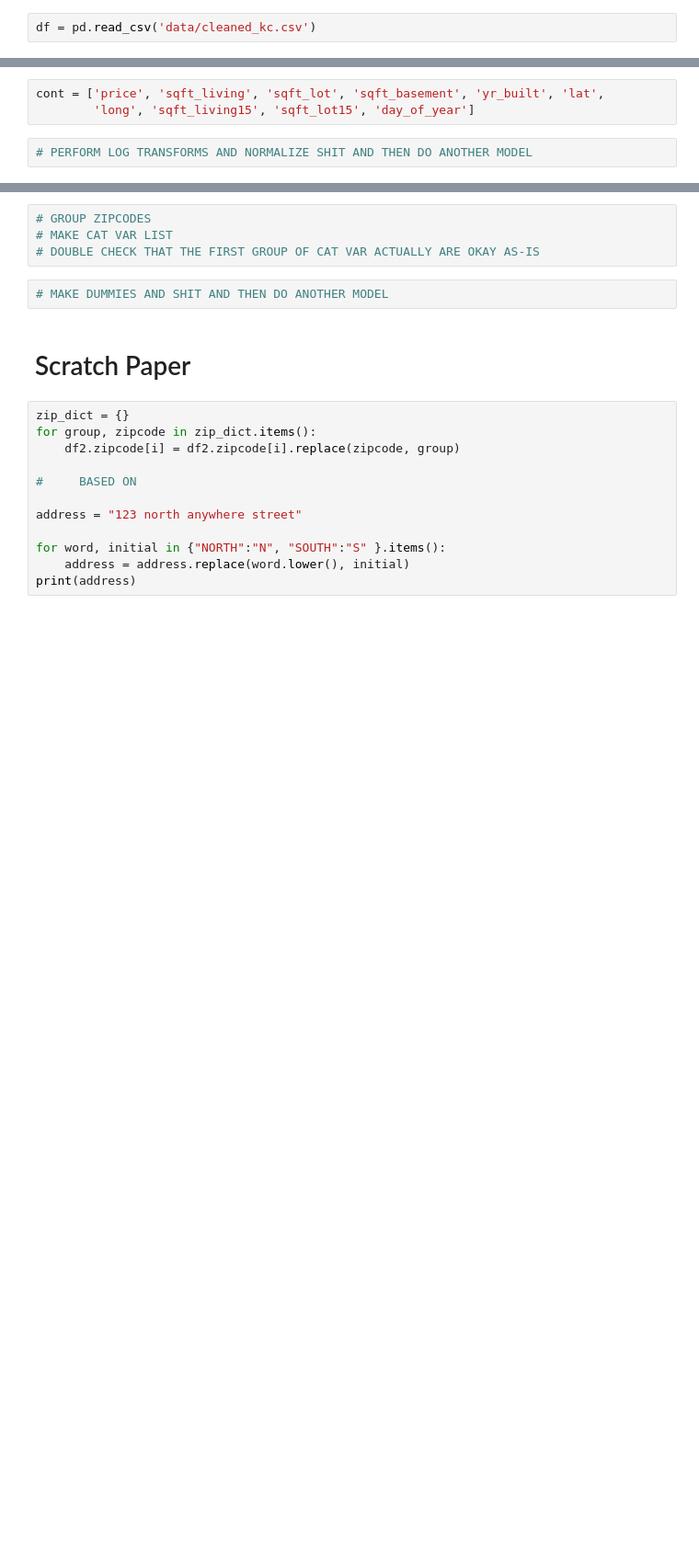
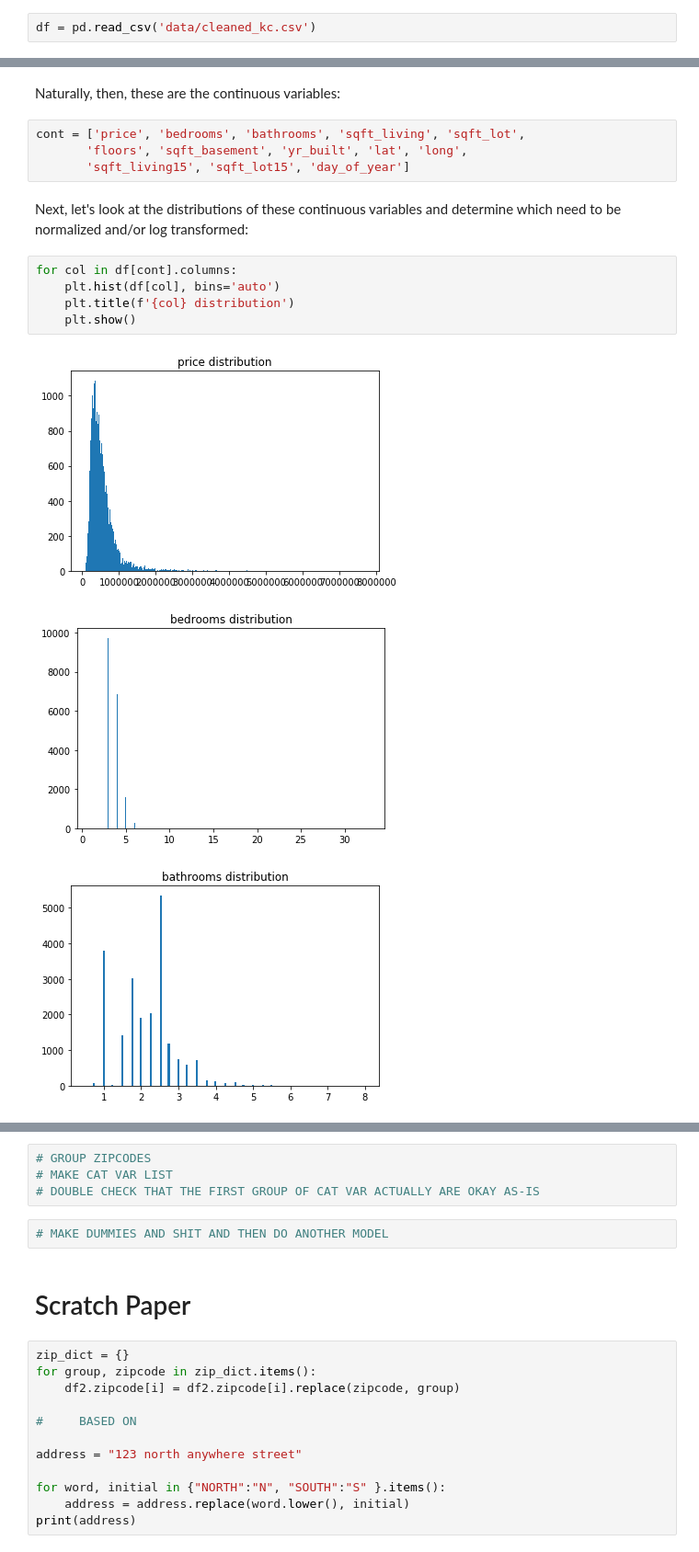
Before and after one commit to stevenzych/housing-project, a Jupyter notebook: model_training.ipynb, the cells around one changed output, grey strips where cells are left out. Shown at 92% size. Saved outputs shown, nothing was run; the diff lists cells and outputs as text; blank space fills up the shorter version.

```diff
--- a/model_training.ipynb
+++ b/model_training.ipynb
@@ -81,5 +93,17 @@ With that out of the way, the continuous variables are:
+# %% [markdown]
+Naturally, then, these are the continuous variables:
 # %%
-cont = ['price', 'sqft_living', 'sqft_lot', 'sqft_basement', 'yr_built', 'lat',
-        'long', 'sqft_living15', 'sqft_lot15', 'day_of_year']
+cont = ['price', 'bedrooms', 'bathrooms', 'sqft_living', 'sqft_lot',
+       'floors', 'sqft_basement', 'yr_built', 'lat', 'long',
+       'sqft_living15', 'sqft_lot15', 'day_of_year']
-# %%
-# PERFORM LOG TRANSFORMS AND NORMALIZE SHIT AND THEN DO ANOTHER MODEL
+# %% [markdown]
+Next, let's look at the distributions of these continuous variables and determine which need to be normalized and/or log transformed:
+# %%
+for col in df[cont].columns:
+    plt.hist(df[col], bins='auto')
+    plt.title(f'{col} distribution')
+    plt.show()
+# %% [output]
+[figure, added]
+[figure, added]
+[figure, added]
```
Also changed, not shown: parts of 59 cells of this notebook, 1 other file.
